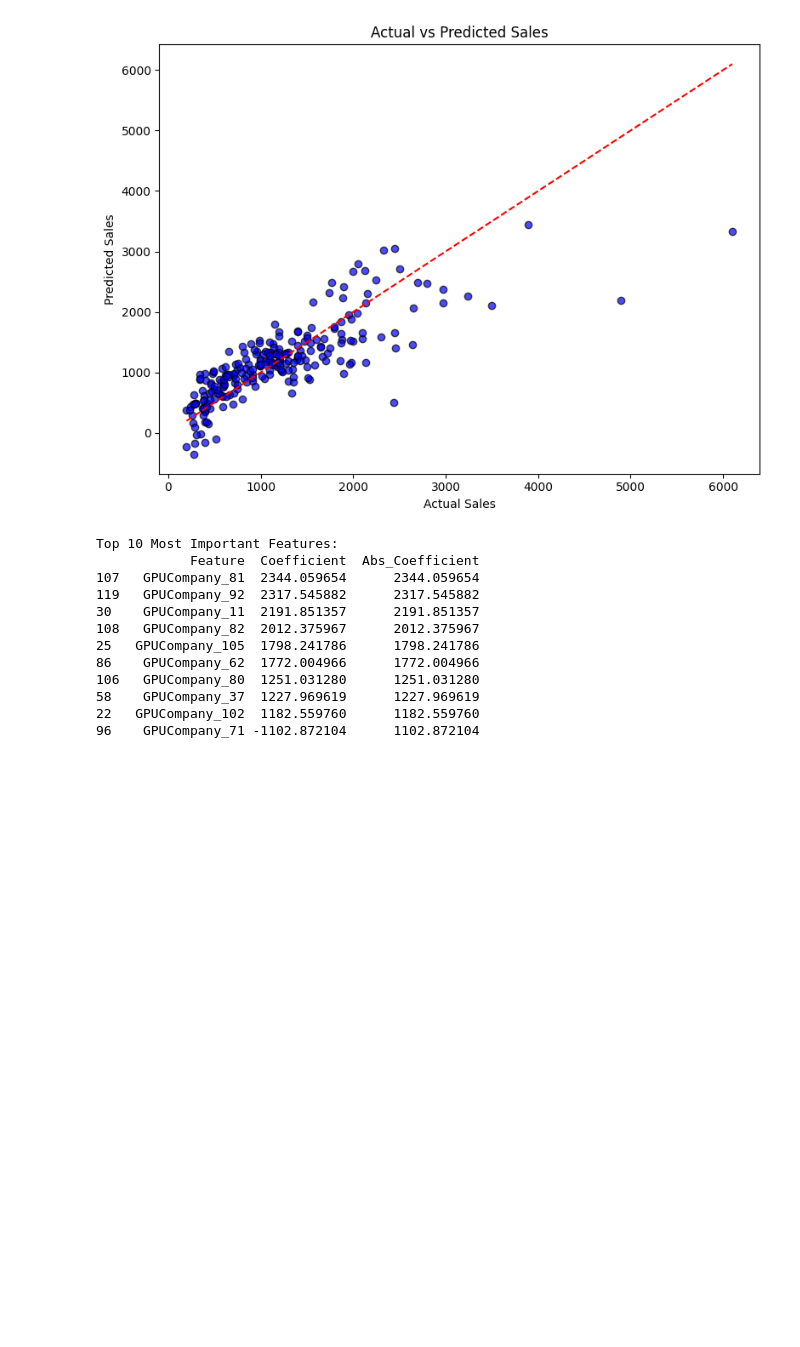
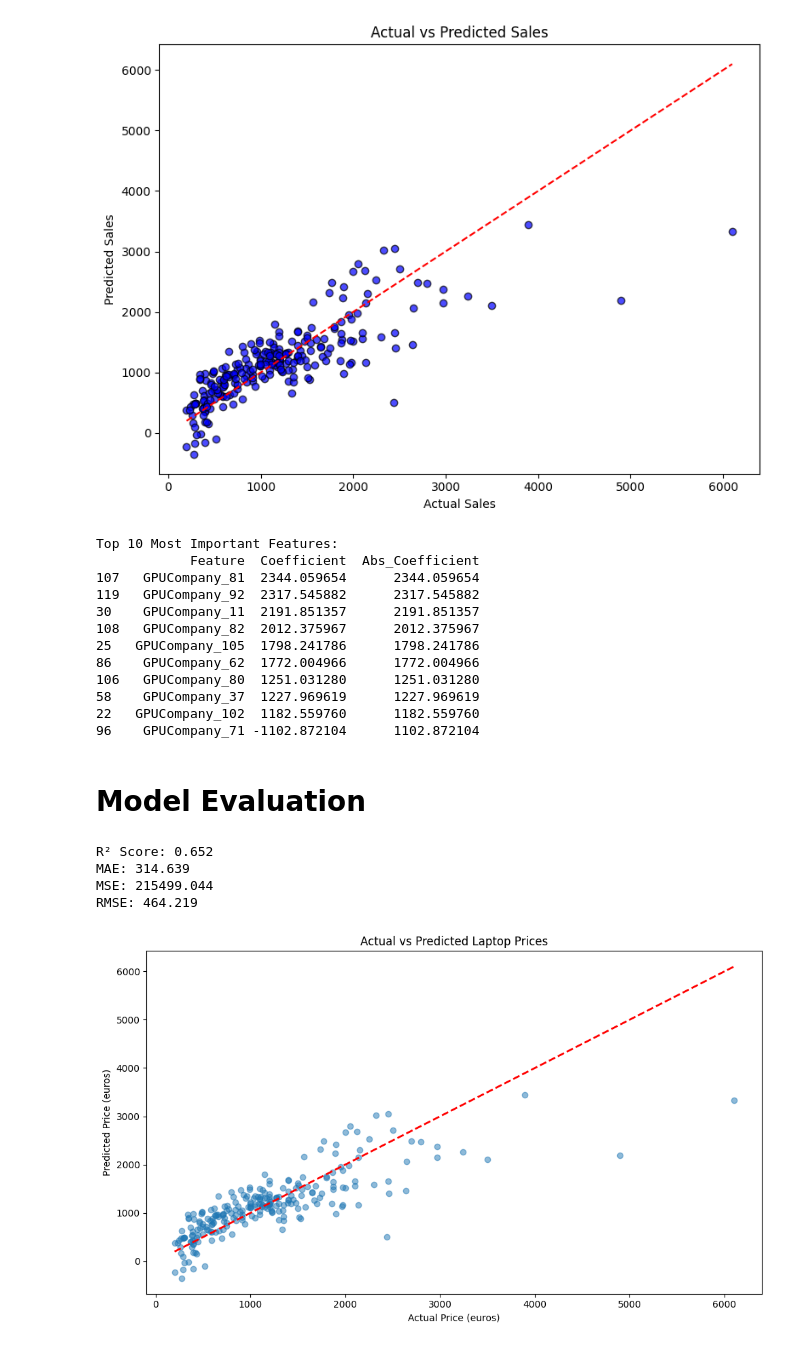
Before and after one commit to scientistEgong/Laptop-Price-Prediction-Model, a Jupyter notebook: Project_Files/Notebook_Files/Notebooks/Model_building_and_training.ipynb, the cells around one changed output. Cells and saved outputs as stored; diff of their text form; code cells hidden in the pictures; blank space fills up the shorter version.

Commit message:
Performed Model evaluation

```diff
--- a/Project_Files/Notebook_Files/Notebooks/Model_building_and_training.ipynb
+++ b/Project_Files/Notebook_Files/Notebooks/Model_building_and_training.ipynb
@@ -172,3 +172,33 @@ Top 10 Most Important Features:
 58    GPUCompany_37  1227.969619      1227.969619
 22   GPUCompany_102  1182.559760      1182.559760
 96    GPUCompany_71 -1102.872104      1102.872104
+# %% [markdown]
+# Model Evaluation
+# %%
+# Calculate evaluation metrics for the test data
+r2 = r2_score(y_test, y_pred)
+mae_val = mean_absolute_error(y_test, y_pred)
+mse_val = mean_squared_error(y_test, y_pred)
+rmse_val = np.sqrt(mse_val)
+
+print(f"R² Score: {r2:.3f}")
+print(f"MAE: {mae_val:.3f}")
+print(f"MSE: {mse_val:.3f}")
+print(f"RMSE: {rmse_val:.3f}")
+# %% [output]
+R² Score: 0.652
+MAE: 314.639
+MSE: 215499.044
+RMSE: 464.219
+# %%
+# Visualize Actual vs Predicted values
+plt.figure(figsize=(10, 6))
+plt.scatter(y_test, y_pred, alpha=0.5)
+plt.plot([y_test.min(), y_test.max()], [y_test.min(), y_test.max()], 'r--', lw=2)
+plt.xlabel('Actual Price (euros)')
+plt.ylabel('Predicted Price (euros)')
+plt.title('Actual vs Predicted Laptop Prices')
+plt.tight_layout()
+plt.show()
+# %% [output]
+[figure, added]
```
Also changed, not shown: parts of 5 cells of this notebook.
